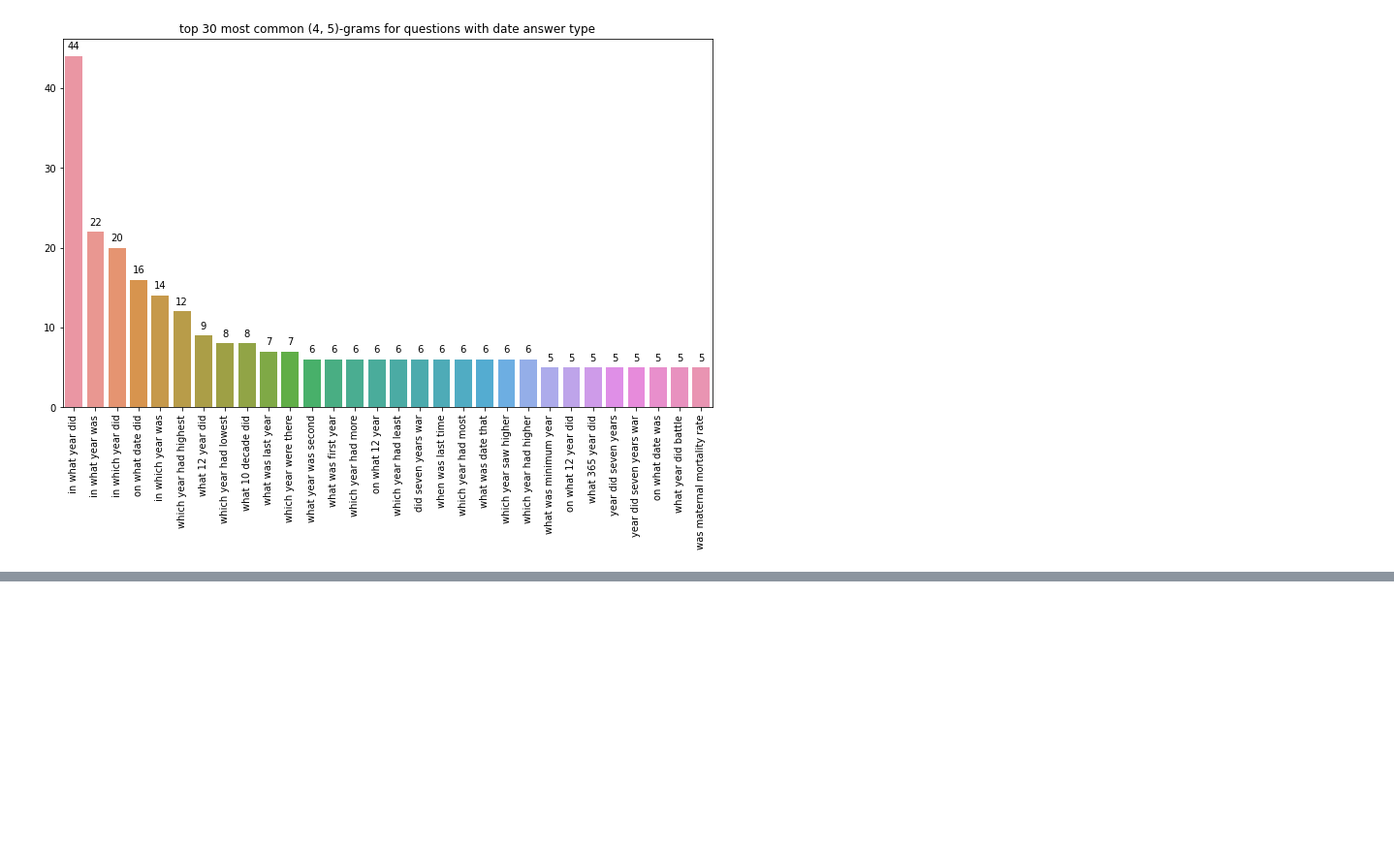
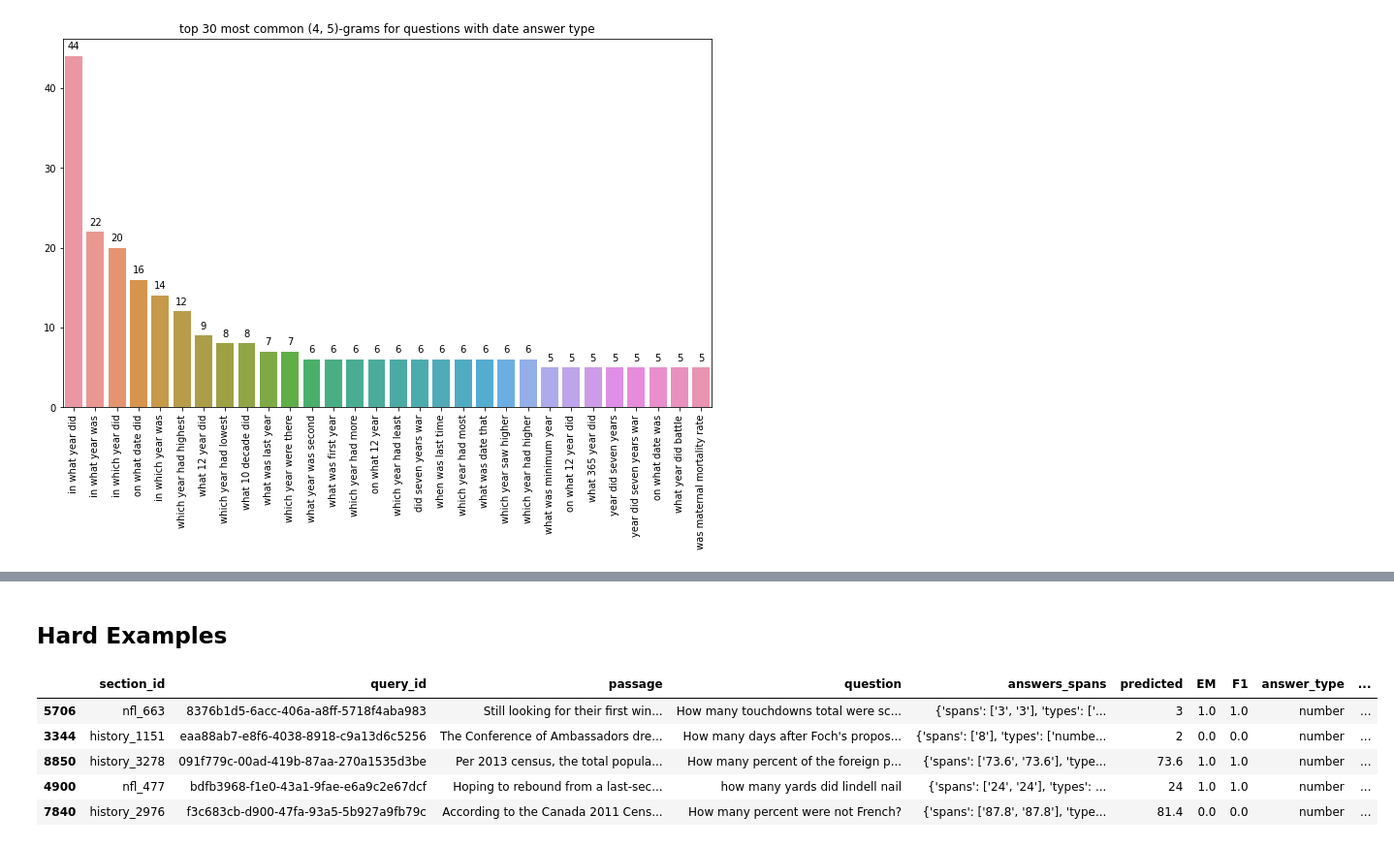
Before and after one commit to omarkapur-mids/Exploring-Data-Augmentation-for-QA-with-T5, a Jupyter notebook: DROP/T5_DROP_EDA.ipynb, the cells around one changed output, grey strips where cells are left out. Shown at 97% size. Drawn from its saved outputs; the diff is of its cells as text; code cells hidden in the pictures; blank space fills up the shorter version.

```diff
--- a/DROP/T5_DROP_EDA.ipynb
+++ b/DROP/T5_DROP_EDA.ipynb
@@ -244,0 +352,11 @@ date question vocab size: 12,237
+# %% [markdown]
+## Hard Examples
+# %%
+df[(df.MathHardQ == 1)&(df.Or == 0)&(df.Sort == 0)].sample(5)
+# %% [output]
+|  | section_id | query_id | passage | question | answers_spans | predicted | EM | F1 | answer_type | ... |
+| 5706 | nfl_663 | 8376b1d5-6acc-406a-a8ff-5718f4aba983 | Still looking for their first win... | How many touchdowns total were sc... | {'spans': ['3', '3'], 'types': ['... | 3 | 1.0 | 1.0 | number | ... |
+| 3344 | history_1151 | eaa88ab7-e8f6-4038-8918-c9a13d6c5256 | The Conference of Ambassadors dre... | How many days after Foch's propos... | {'spans': ['8'], 'types': ['numbe... | 2 | 0.0 | 0.0 | number | ... |
+| 8850 | history_3278 | 091f779c-00ad-419b-87aa-270a1535d3be | Per 2013 census, the total popula... | How many percent of the foreign p... | {'spans': ['73.6', '73.6'], 'type... | 73.6 | 1.0 | 1.0 | number | ... |
+| 4900 | nfl_477 | bdfb3968-f1e0-43a1-9fae-e6a9c2e67dcf | Hoping to rebound from a last-sec... | how many yards did lindell nail | {'spans': ['24', '24'], 'types': ... | 24 | 1.0 | 1.0 | number | ... |
+| 7840 | history_2976 | f3c683cb-d900-47fa-93a5-5b927a9fb79c | According to the Canada 2011 Cens... | How many percent were not French? | {'spans': ['87.8', '87.8'], 'type... | 81.4 | 0.0 | 0.0 | number | ... |
```
Also changed, not shown: parts of 36 cells of this notebook, 3 other files.
